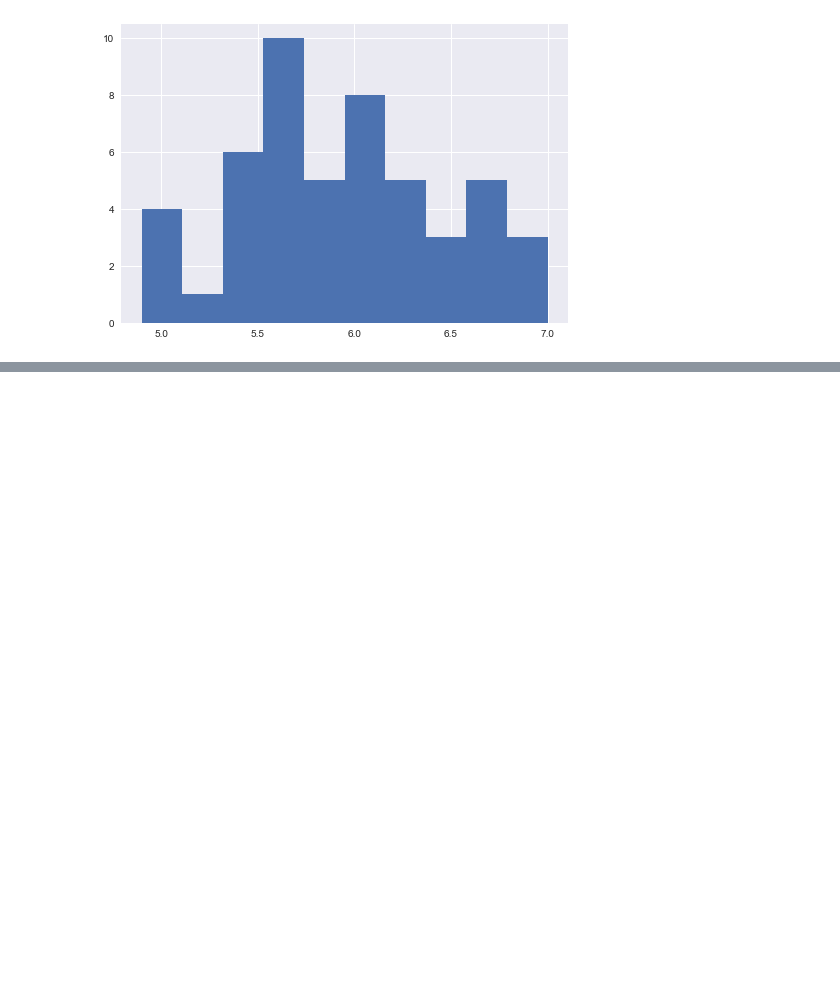
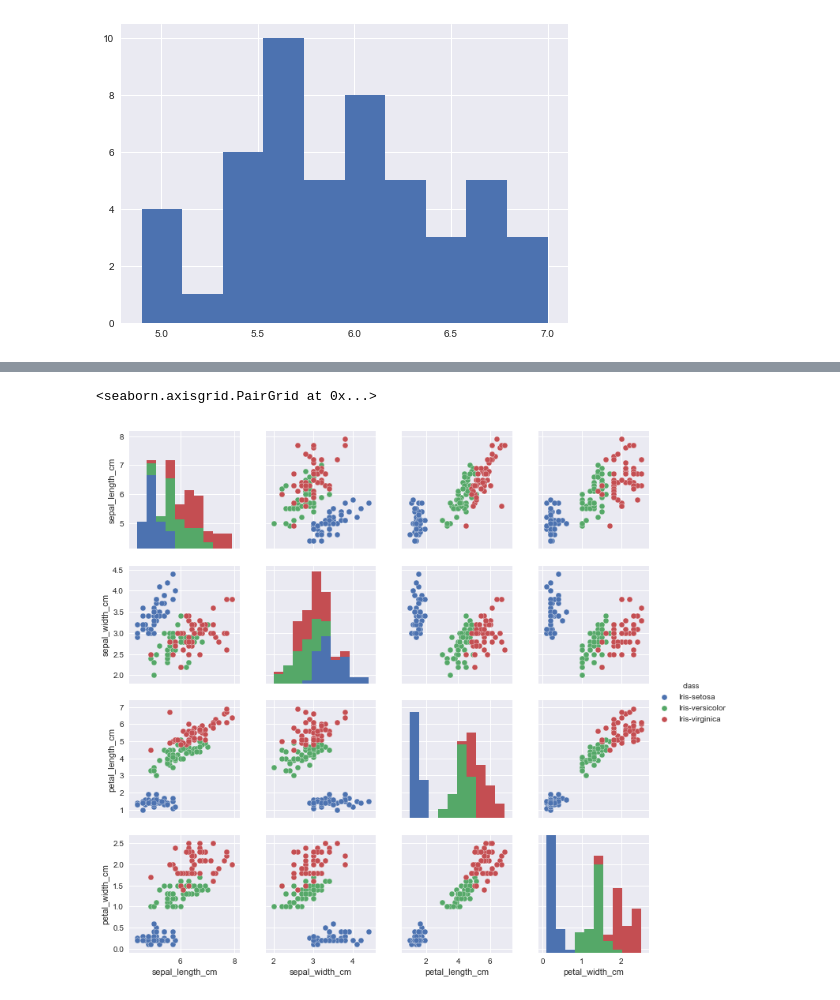
Before and after one commit to sanemkabaca/python-practice, a Jupyter notebook: Python-Practice.ipynb, the cells around one changed output, grey strips where cells are left out. Saved outputs shown, nothing was run; the diff lists cells and outputs as text; code cells hidden in the pictures; blank space fills up the shorter version.

```diff
--- a/Python-Practice.ipynb
+++ b/Python-Practice.ipynb
@@ -91,0 +150,8 @@ iris_data.loc[iris_data['class'] == 'Iris-versicolor', 'sepal_length_cm'].hist()
+# %%
+sb.pairplot(iris_data_clean, hue = 'class')
+#classification will be easy based on petal length to distinguish
+#iris-setosa, the other two will be more difficult
+#also, there's a correlation between sepal length and width
+# %% [output]
+<seaborn.axisgrid.PairGrid at 0x...>
+[figure, added]
```
Also changed, not shown: parts of 25 cells of this notebook.
